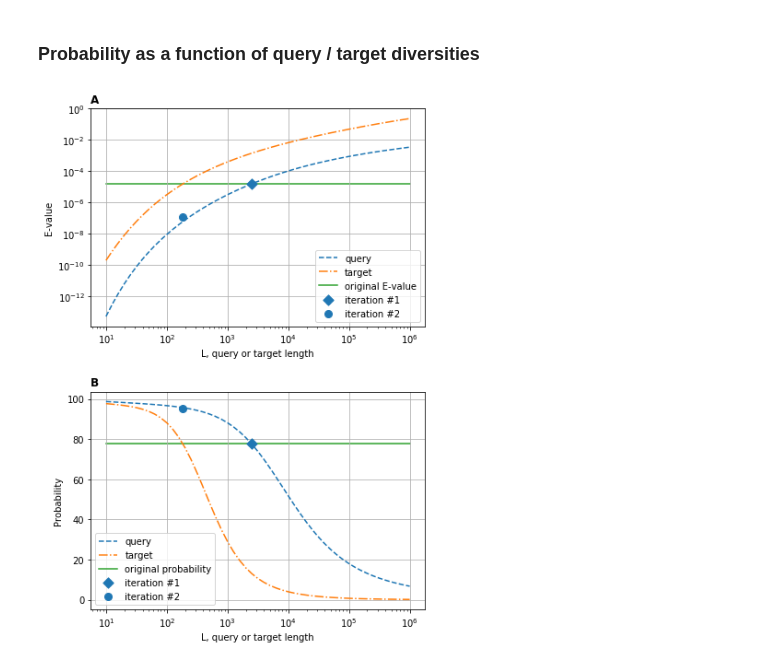
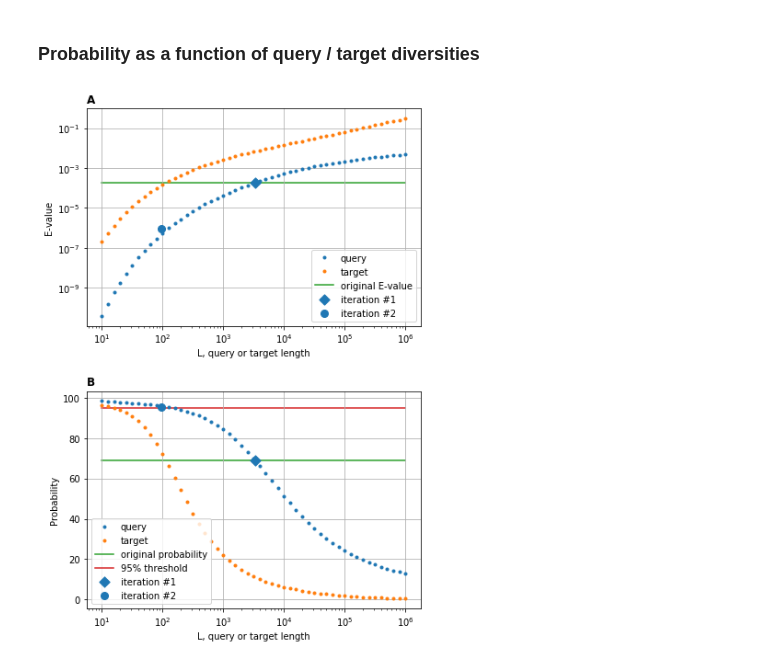
Before and after one commit to Gorbalenya-Lab/hh-suite-notebooks, a Jupyter notebook: test_score.ipynb, the cells around one changed output. Drawn from its saved outputs; the diff is of its cells as text; code cells hidden in the pictures.

```diff
--- a/test_score.ipynb
+++ b/test_score.ipynb
@@ -146,8 +146,8 @@ Hit(score=39.3617821, score_ss=-0.0733758, q_Neff=1.0, t_Neff=11.7, q_L=(1348-11
 ]
 
 # OR read hits from a file
-csv_file = 'NP_690588.csv'
-# csv_file = 'YP_009126871.csv'
+csv_file = 'YP_009126871.csv'
+# csv_file = 'NP_690588.csv'
 # csv_file = 'YP_009052475.csv'
 
 if csv_file != '':
@@ -253,8 +253,10 @@ color = next(ax1._get_lines.prop_cycler)['color']
 markers = ['D', 'o', 'x', '+']
 fix_scores = False # set to True if scores for iterations 2, 3, ... are by some reason different from iteration 1
 
-ax1.loglog(X, QPval, linestyle='--', label='query', c=color)
-ax1.loglog(X, TPval, linestyle='-.', label='target')
+# ax1.loglog(X, QPval, linestyle='--', label='query', c=color)
+# ax1.loglog(X, TPval, linestyle='-.', label='target')
+ax1.loglog(X, QPval, marker='o', markersize=3, linestyle='', label='query', c=color)
+ax1.loglog(X, TPval, marker='o', markersize=3, linestyle='', label='target')
 ax1.plot(X, [hits[0].Pval] * len(X), '-', zorder=0, label='original E-value')
 
 
@@ -268,33 +270,36 @@ for (i, h) in enumerate(hits):
 
 ax1.set_ylabel('E-value');
 ax1.legend()
 ax1.grid(True)
 ax1.set_title('A', weight=550, size=12, loc='left')
 ax1.set_xlabel('L, query or target length')
 ax1.xaxis.set_tick_params(which='both', labelbottom=True)
 
 QPval = X.copy()
 testLengths(QPval, getProbabQLen)
 
 TPval = X.copy()
 testLengths(TPval, getProbabTLen)
 
 color = next(ax2._get_lines.prop_cycler)['color']
-ax2.semilogx(X, QPval, linestyle='--', label='query', c=color)
-ax2.semilogx(X, TPval, linestyle='-.', label='target')
+# ax2.semilogx(X, QPval, marker='o', markersize=1, linestyle='--', label='query', c=color)
+# ax2.semilogx(X, TPval, linestyle='-.', label='target')
+ax2.semilogx(X, QPval, marker='o', markersize=3, linestyle='', label='query', c=color)
+ax2.semilogx(X, TPval, marker='o', markersize=3, linestyle='', label='target')
 ax2.plot(X, [hits[0].Probab] * len(X), '-', zorder=0, label='original probability')
+ax2.plot(X, [95] * len(X), '-', zorder=0, label='95% threshold')
 
 for (i, h) in enumerate(hits):
     ax2.scatter([h.q_L], [h.Probab], zorder=4, label=h.comment, marker=markers[i], c=color, s=64)
 
 ax2.set_ylabel('Probability');
 ax2.legend()
 ax2.grid(True)
 ax2.set_title('B', weight=550, size=12, loc='left')
 ax2.set_xlabel('L, query or target length')
 
 plt.subplots_adjust(hspace=0.3)
 pdffile = '{}-{}.pdf'.format(hits[0].query, hits[0].target)
 plt.savefig(pdffile, format='PDF')
 # %% [output]
-[figure, old version]
+[figure, new version]
```
Also changed, not shown: parts of 1 cell of this notebook, 3 other files.
